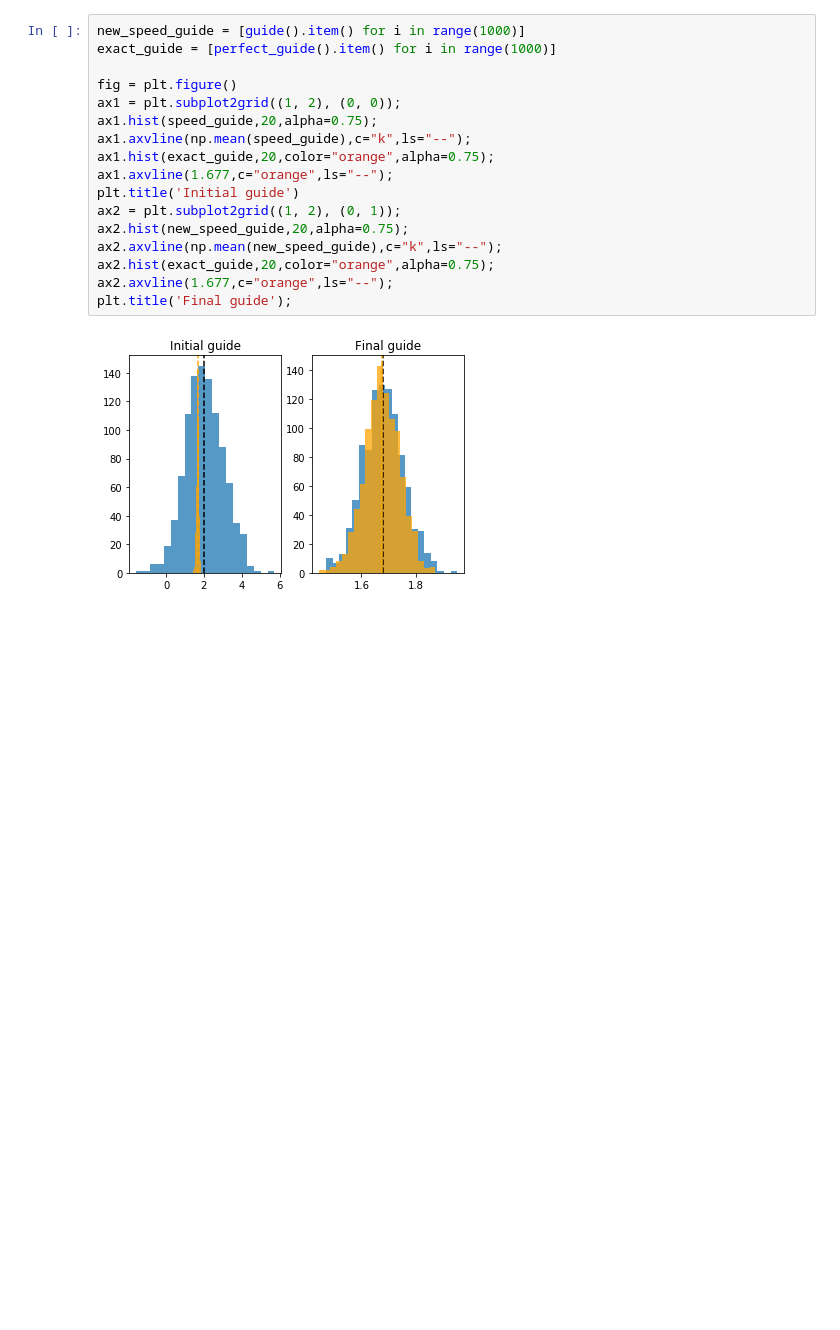
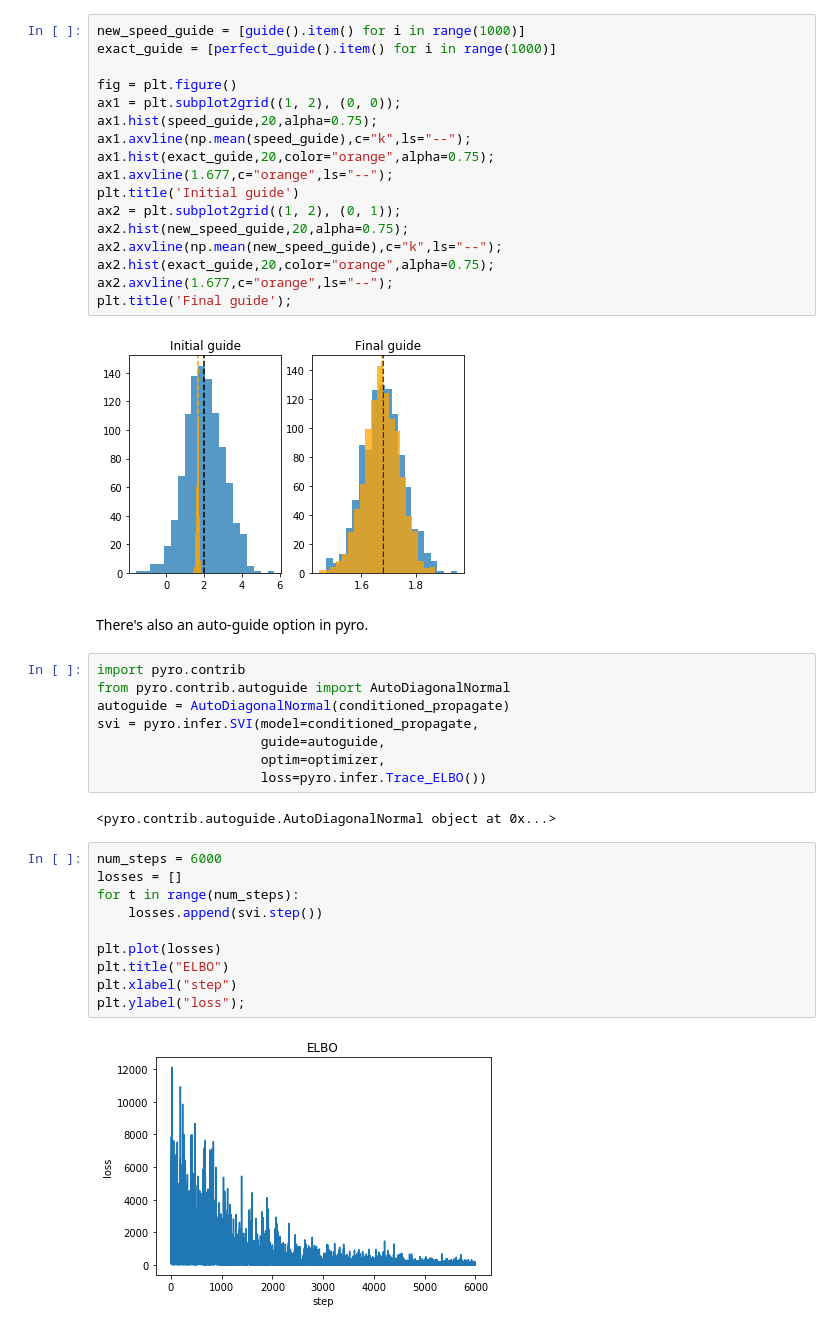
Before and after one commit to lm2612/InformaticsLab, a Jupyter notebook: 01_SingleParticle.ipynb, the cells around one changed output. Saved outputs shown, nothing was run; the diff lists cells and outputs as text; blank space fills up the shorter version.

```diff
--- a/LinearConv_Pyro_01_1D.ipynb
+++ b/01_SingleParticle.ipynb
@@ -264,3 +270,27 @@ ax2.axvline(1.677,c="orange",ls="--");
 plt.title('Final guide');
 # %% [output]
 [figure]
+# %% [markdown]
+There's also an auto-guide option in pyro.
+# %%
+import pyro.contrib
+from pyro.contrib.autoguide import AutoDiagonalNormal
+autoguide = AutoDiagonalNormal(conditioned_propagate)
+svi = pyro.infer.SVI(model=conditioned_propagate,
+                     guide=autoguide,
+                     optim=optimizer,
+                     loss=pyro.infer.Trace_ELBO())
+# %% [output]
+<pyro.contrib.autoguide.AutoDiagonalNormal object at 0x...>
+# %%
+num_steps = 6000
+losses = []
+for t in range(num_steps):
+    losses.append(svi.step())
+
+plt.plot(losses)
+plt.title("ELBO")
+plt.xlabel("step")
+plt.ylabel("loss");
+# %% [output]
+[figure, added]
```
Also changed, not shown: parts of 3 cells of this notebook, 2 other files.
